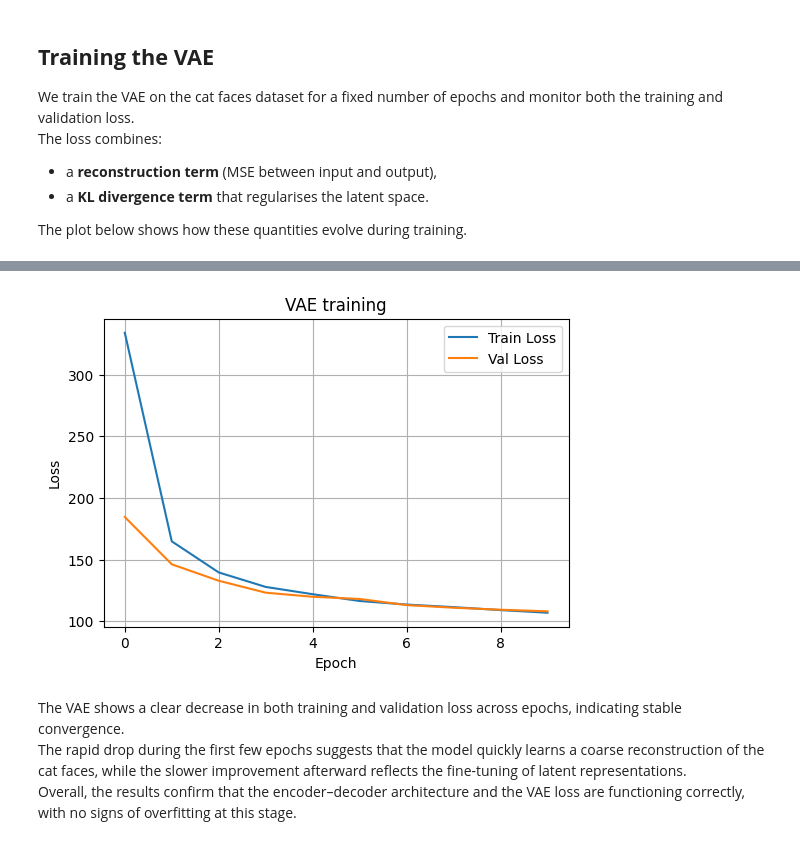
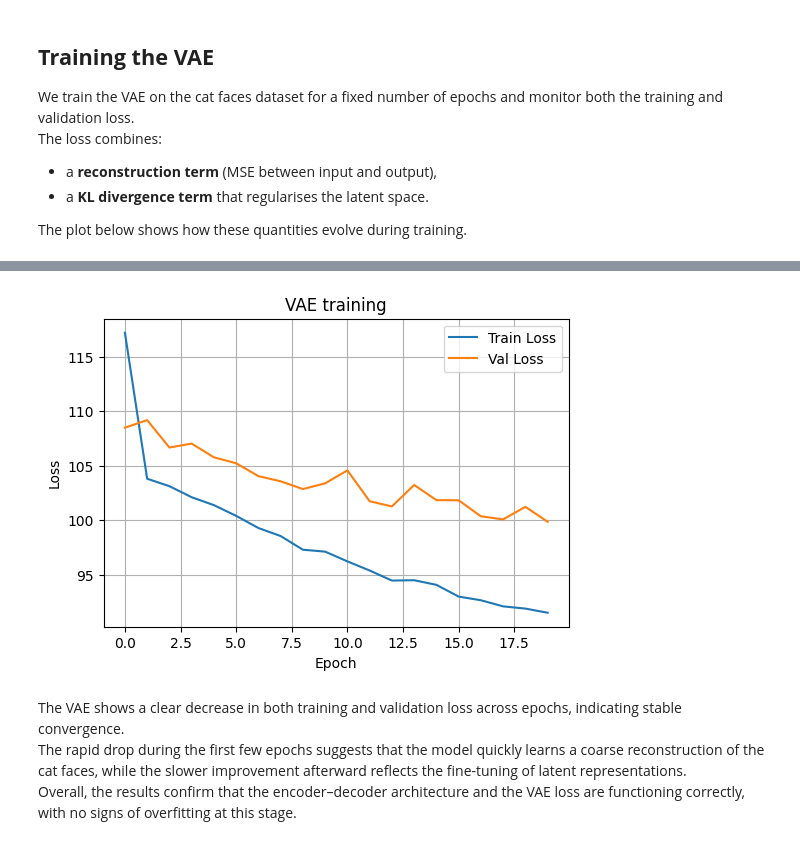
Before and after one commit to ErwanR123/Generative-Models-Cats-VAE-DCGAN-Diffusion-on-64-64-Cat-Images, a Jupyter notebook: notebooks/01_vae.ipynb, the cells around one changed output, grey strips where cells are left out. Drawn from its saved outputs; the diff is of its cells as text; code cells hidden in the pictures.

```diff
--- a/notebooks/01_vae.ipynb
+++ b/notebooks/01_vae.ipynb
@@ -93,0 +81,8 @@ Value range: [0, 255]
+# %%
+data_dir="../data/cats"
+# Load images
+images = load_cat_images(data_dir)
+print(f"Loaded {len(images)} images")
+print(f"Image shape: {images[1].shape}")
+print(f"Data type: {images.dtype}")
+print(f"Value range: [{images.min()}, {images.max()}]")
@@ -377,6 +377,6 @@ The loss combines:
 
 The plot below shows how these quantities evolve during training.
 # %%
-history = train_model(Vae_model, train_loader, val_loader, device, epochs=10, lr=1e-3)
+history = train_model(Vae_model, train_loader, val_loader, device, epochs=20, lr=1e-3)
 plot_training_history(history, title="VAE training")
 # %% [output]
@@ -393,4 +403,4 @@ Epoch 10/10 - Train Loss: 106.8495 | Val Loss: 107.9757
-[figure, old version]
+[figure, new version]
 # %% [markdown]
 
 The VAE shows a clear decrease in both training and validation loss across epochs, indicating stable convergence.
```
Also changed, not shown: parts of 9 cells of this notebook.
